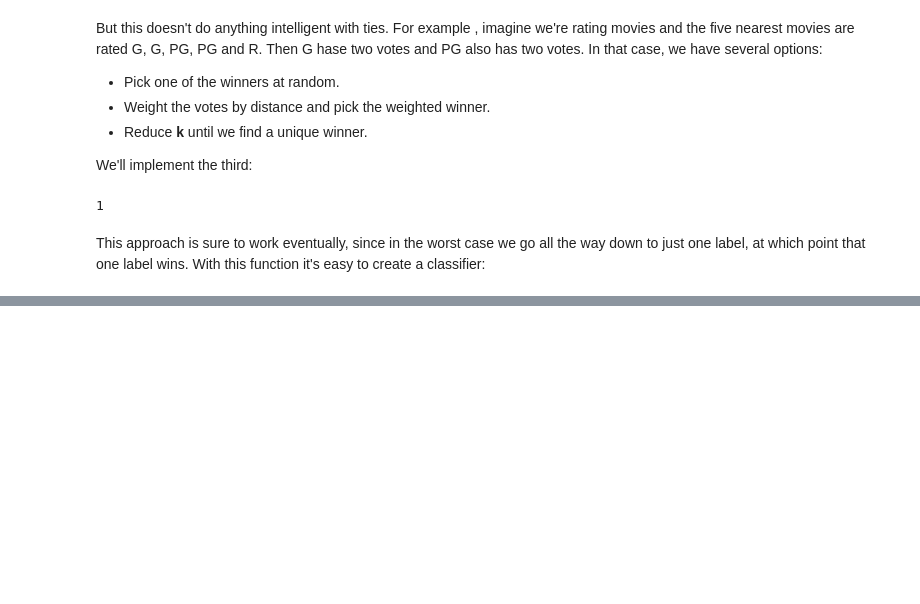
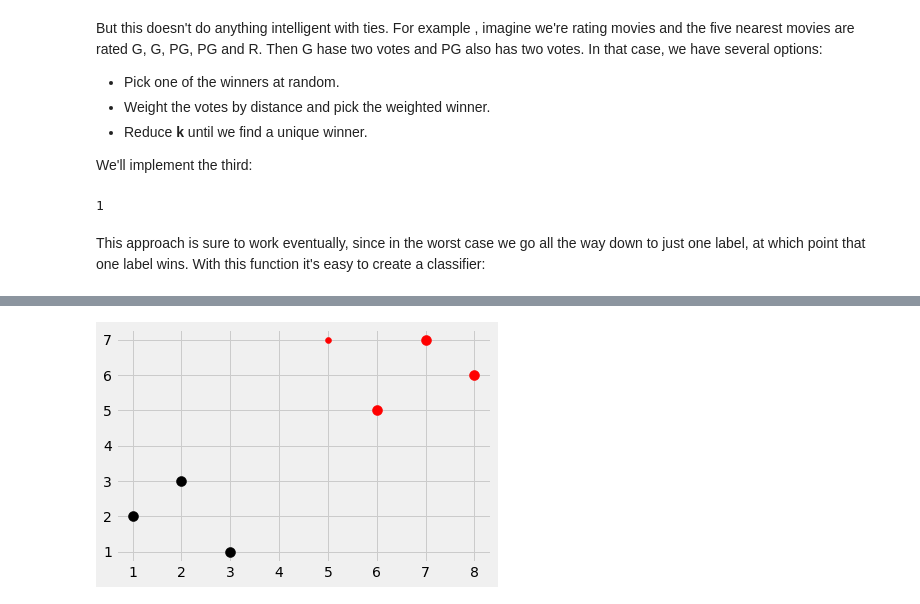
Before and after one commit to iwasbugged/machine_learning_from_scratch, a Jupyter notebook: k-nearest_neighbors.ipynb, the cells around one changed output, grey strips where cells are left out. Drawn from its saved outputs; the diff is of its cells as text; code cells hidden in the pictures; blank space fills up the shorter version.

```diff
--- a/k-nearest_neighbors.ipynb
+++ b/k-nearest_neighbors.ipynb
@@ -103,0 +226,33 @@ def knn_classify(k , labeld_points, new_points):
+# %%
+import numpy as np
+from math import sqrt
+import matplotlib.pyplot as plt
+import warnings
+from matplotlib import style
+from collections import Counter
+style.use('fivethirtyeight')
+# %%
+def k_nearest_neighbours (data , predict , k = 3):
+    if len(data) >= k:
+        warnings.warn('K is set to a value less than total voting groups!')
+
+    distances = []  # Creating a empty list to store the the distance between the instances
+
+    for group in data:
+        for feature in data[group]:
+
+            # Using "np.linalg.norm" to find the euclidean distance
+            euclidean_distance = np.linalg.norm(np.array(feature) - np.array(predict))
+
+            distances.append([euclidean_distance , group])
+    #print(distances)
+    #print(sorted(distances))
+    votes = [i[1] for i in sorted(distances)[:k]]
+    ''' Using "sorted()" function to sort the distance it will sort the distances in ascending order and then we can         take the first "k" group for the voting of the distance'''
+    #print(votes)
+
+    vote_result = Counter(votes).most_common(1)[0][0]
+    # Count the number of votes then take out the first most common appeared vote
+    print(Counter(votes).most_common(1))
+
+    return vote_result
@@ -103,0 +265,9 @@ def knn_classify(k , labeld_points, new_points):
+# %%
+for i in dataset:
+    for ii in dataset[i]:
+        plt.scatter(ii[0] ,ii[1], s= 100, color= i )
+
+plt.scatter(new_feature[0], new_feature[1], color = result)
+plt.show()
+# %% [output]
+[figure, added]
```
Also changed, not shown: parts of 12 cells of this notebook.
